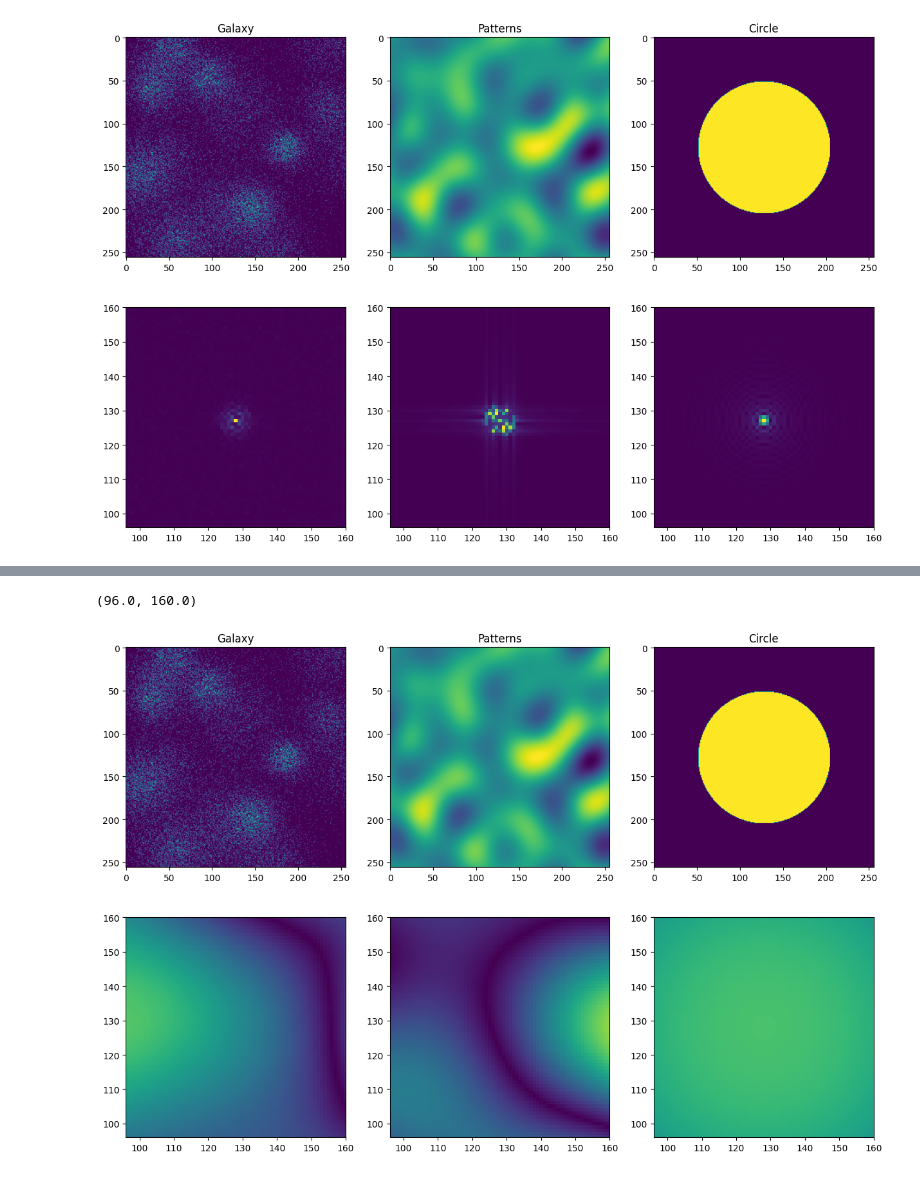
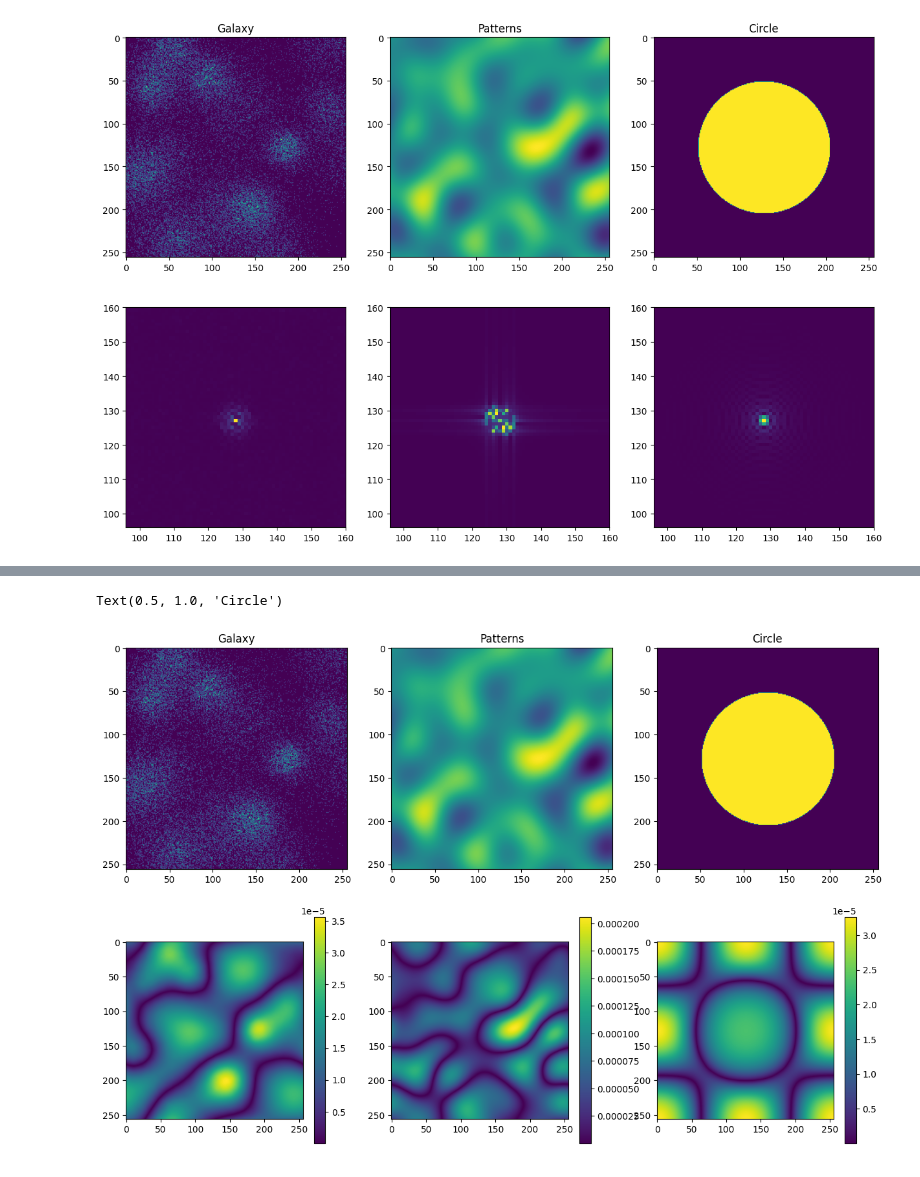
Before and after one commit to andrinr/asim, a Jupyter notebook: fft/potential.ipynb, the cells around one changed output, grey strips where cells are left out. Saved outputs shown, nothing was run; the diff lists cells and outputs as text; code cells hidden in the pictures.

Commit message:
potential

```diff
--- a/fft/potential.ipynb
+++ b/fft/potential.ipynb
@@ -148,7 +144,7 @@ axs[1,2].set_ylim(96, 160)
 
 def ifft_1d(signal):
     N = len(signal)
-    if N == 1:
+    if N <= 1:
         return signal
     else:
         n = np.arange(N)
@@ -178,5 +186,5 @@ def ifft_2d(signal):
 # %%
-def get_potential(x):
+def get_potential(x, G=6.6743 * 10**(-11)):
     n = x.shape[0]
     rho = np.mean(x)
 
@@ -188,16 +196,12 @@ def get_potential(x):
     x = -x
 
     kx, ky = np.meshgrid(np.fft.fftfreq(x.shape[0]), np.fft.fftfreq(x.shape[1]))
-    x = -x / (4 * np.pi**2 * (kx**2 + ky**2))
-
-    print(x.shape)
-    print(kx.shape)
-    print(ky.shape)
+    x = -4 * np.pi**2 * x * G / (kx**2 + ky**2)
 
     x[np.logical_or(kx == 0, ky == 0)] = 0
 
     # Apply the inverse 2D FFT to get the real-space potential
-    x = np.real(ifft_2d(x))
+    x = np.real(ifft_2d(x) / n**2)
 
     return x
 # %%
@@ -217,18 +211,22 @@ potential_circle = get_potential(sample_circle())
 # %%
 fig, axs = plt.subplots(2, 3)
 fig.set_size_inches(15, 10)
 
 axs[0, 0].imshow(sample_galaxy())
 axs[0, 1].imshow(sample_patterns())
 axs[0, 2].imshow(sample_circle())
 
 axs[1, 0].imshow(np.abs(potential_galaxy))
 axs[1, 1].imshow(np.abs(potential_patterns))
 axs[1, 2].imshow(np.abs(potential_circle))
 
+fig.colorbar(axs[1, 0].imshow(np.abs(potential_galaxy)), ax=axs[1, 0])
+fig.colorbar(axs[1, 1].imshow(np.abs(potential_patterns)), ax=axs[1, 1])
+fig.colorbar(axs[1, 2].imshow(np.abs(potential_circle)), ax=axs[1, 2])
+
 axs[0, 0].set_title("Galaxy")
 axs[0, 1].set_title("Patterns")
 axs[0, 2].set_title("Circle")
 # %% [output]
-(96.0, 160.0)
+Text(0.5, 1.0, 'Circle')
-[figure, old version]
+[figure, new version]
```
Also changed, not shown: parts of 6 cells of this notebook.
